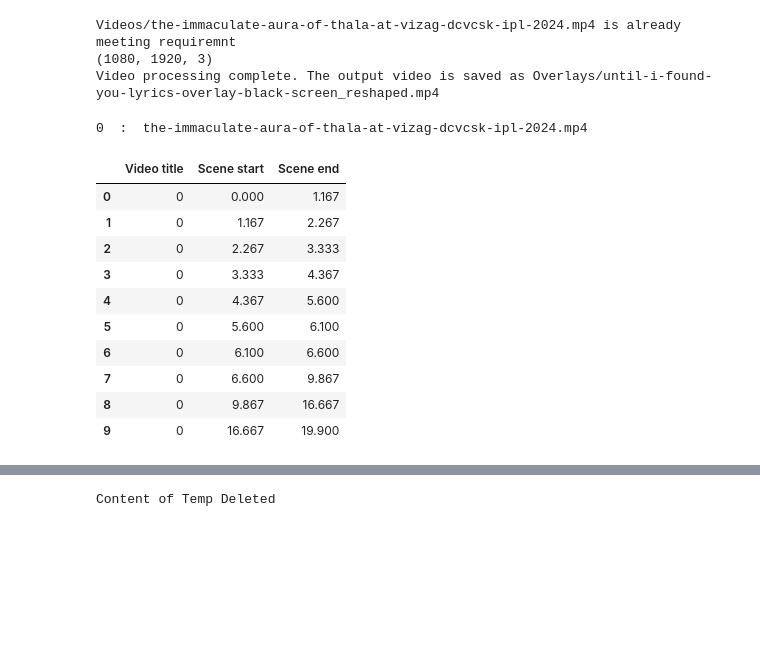
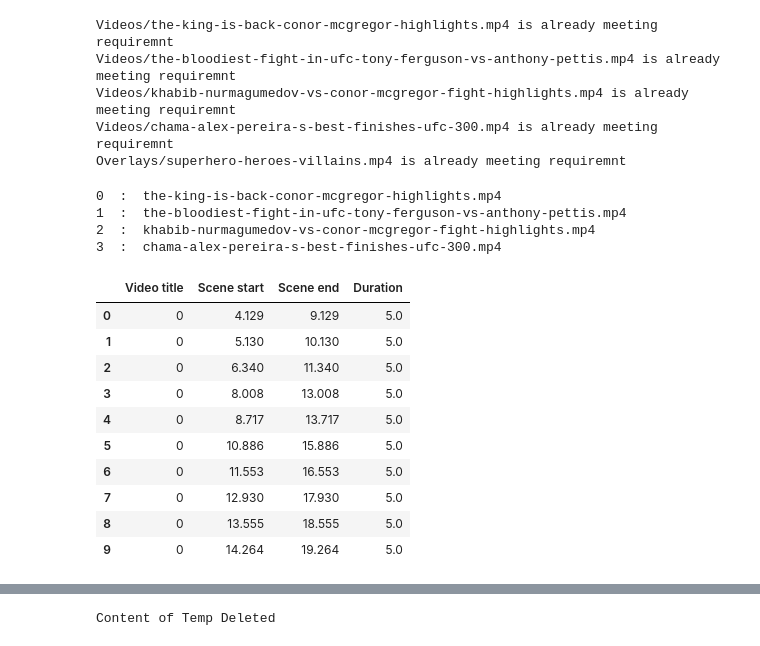
Before and after one commit to Mafaz03/qlips, a Jupyter notebook: all.ipynb, the cells around one changed output, grey strips where cells are left out. Cells and saved outputs as stored; diff of their text form; code cells hidden in the pictures; blank space fills up the shorter version.

```diff
--- a/all.ipynb
+++ b/all.ipynb
@@ -28,26 +40,31 @@ download_main(Overlay, foldername = "Overlays", resolution="1080p", audio=None)
 folders = ["Videos","Overlays"]
 for folder in folders:
     for video in os.listdir(folder):
-        if video != ".DS_Store":
-            set_to_res(f"{folder}/{video}", inplace=True)
+        if folder == "Videos": target_shape = set_to_res(f"{folder}/{video}", inplace=True)
+        else: set_to_res(f"{folder}/{video}", inplace=True, target_shapes=target_shape)
 # %% [output]
-Videos/the-immaculate-aura-of-thala-at-vizag-dcvcsk-ipl-2024.mp4 is already meeting requiremnt
-(1080, 1920, 3)
-Video processing complete. The output video is saved as Overlays/until-i-found-you-lyrics-overlay-black-screen_reshaped.mp4
+Videos/the-king-is-back-conor-mcgregor-highlights.mp4 is already meeting requiremnt
+Videos/the-bloodiest-fight-in-ufc-tony-ferguson-vs-anthony-pettis.mp4 is already meeting requiremnt
+Videos/khabib-nurmagumedov-vs-conor-mcgregor-fight-highlights.mp4 is already meeting requiremnt
+Videos/chama-alex-pereira-s-best-finishes-ufc-300.mp4 is already meeting requiremnt
+Overlays/superhero-heroes-villains.mp4 is already meeting requiremnt
 # %%
 scene_dict = get_scene_dict("Videos")
-scene_df = get_scene_df(scene_dict)
+scene_df = get_scene_df(scene_dict, clip=5)
 scene_df.head(10)
 # %% [output]
-0  :  the-immaculate-aura-of-thala-at-vizag-dcvcsk-ipl-2024.mp4
+0  :  the-king-is-back-conor-mcgregor-highlights.mp4
+1  :  the-bloodiest-fight-in-ufc-tony-ferguson-vs-anthony-pettis.mp4
+2  :  khabib-nurmagumedov-vs-conor-mcgregor-fight-highlights.mp4
+3  :  chama-alex-pereira-s-best-finishes-ufc-300.mp4
-|  | Video title | Scene start | Scene end |
-| 0 | 0 | 0.000 | 1.167 |
-| 1 | 0 | 1.167 | 2.267 |
-| 2 | 0 | 2.267 | 3.333 |
-| 3 | 0 | 3.333 | 4.367 |
-| 4 | 0 | 4.367 | 5.600 |
-| 5 | 0 | 5.600 | 6.100 |
-| 6 | 0 | 6.100 | 6.600 |
-| 7 | 0 | 6.600 | 9.867 |
-| 8 | 0 | 9.867 | 16.667 |
-| 9 | 0 | 16.667 | 19.900 |
+|  | Video title | Scene start | Scene end | Duration |
+| 0 | 0 | 4.129 | 9.129 | 5.0 |
+| 1 | 0 | 5.130 | 10.130 | 5.0 |
+| 2 | 0 | 6.340 | 11.340 | 5.0 |
+| 3 | 0 | 8.008 | 13.008 | 5.0 |
+| 4 | 0 | 8.717 | 13.717 | 5.0 |
+| 5 | 0 | 10.886 | 15.886 | 5.0 |
+| 6 | 0 | 11.553 | 16.553 | 5.0 |
+| 7 | 0 | 12.930 | 17.930 | 5.0 |
+| 8 | 0 | 13.555 | 18.555 | 5.0 |
+| 9 | 0 | 14.264 | 19.264 | 5.0 |
```
Also changed, not shown: parts of 15 cells of this notebook, 8 other files.
